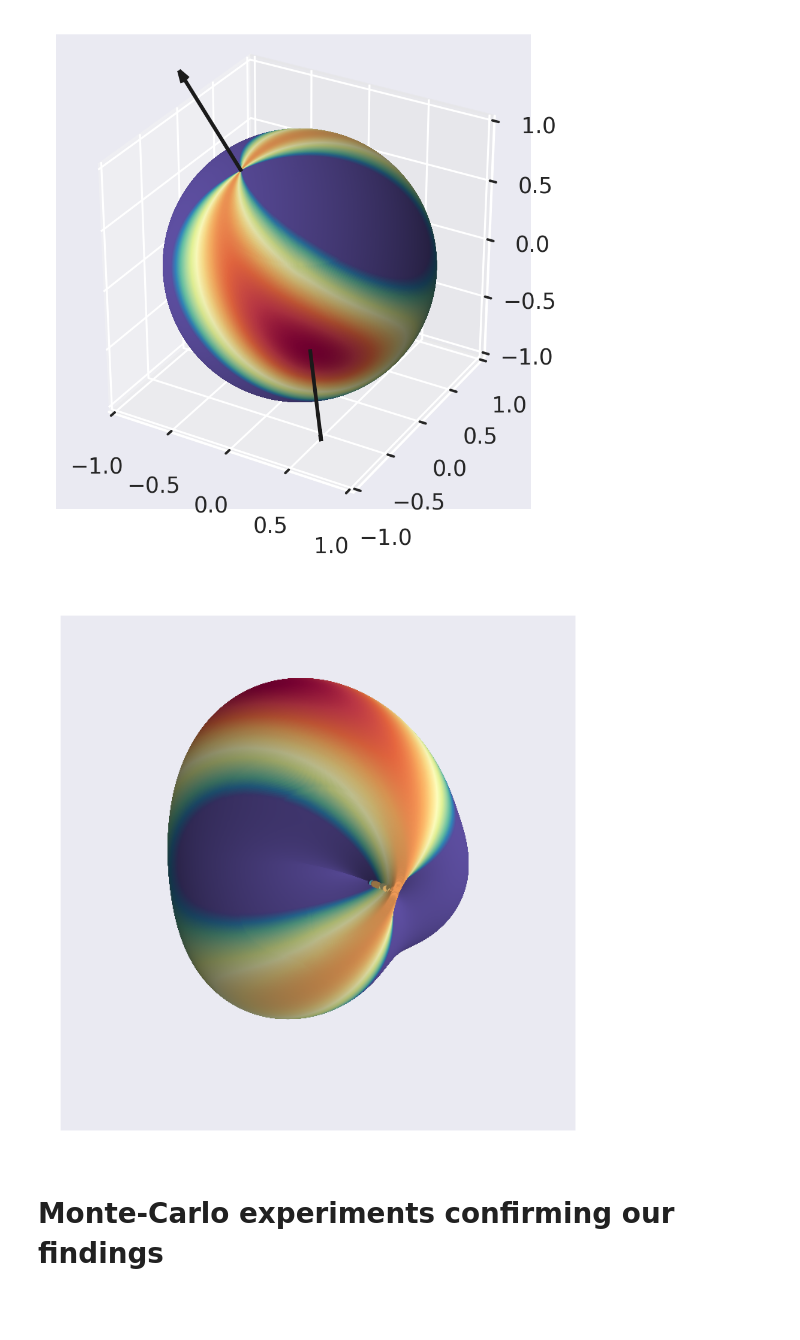
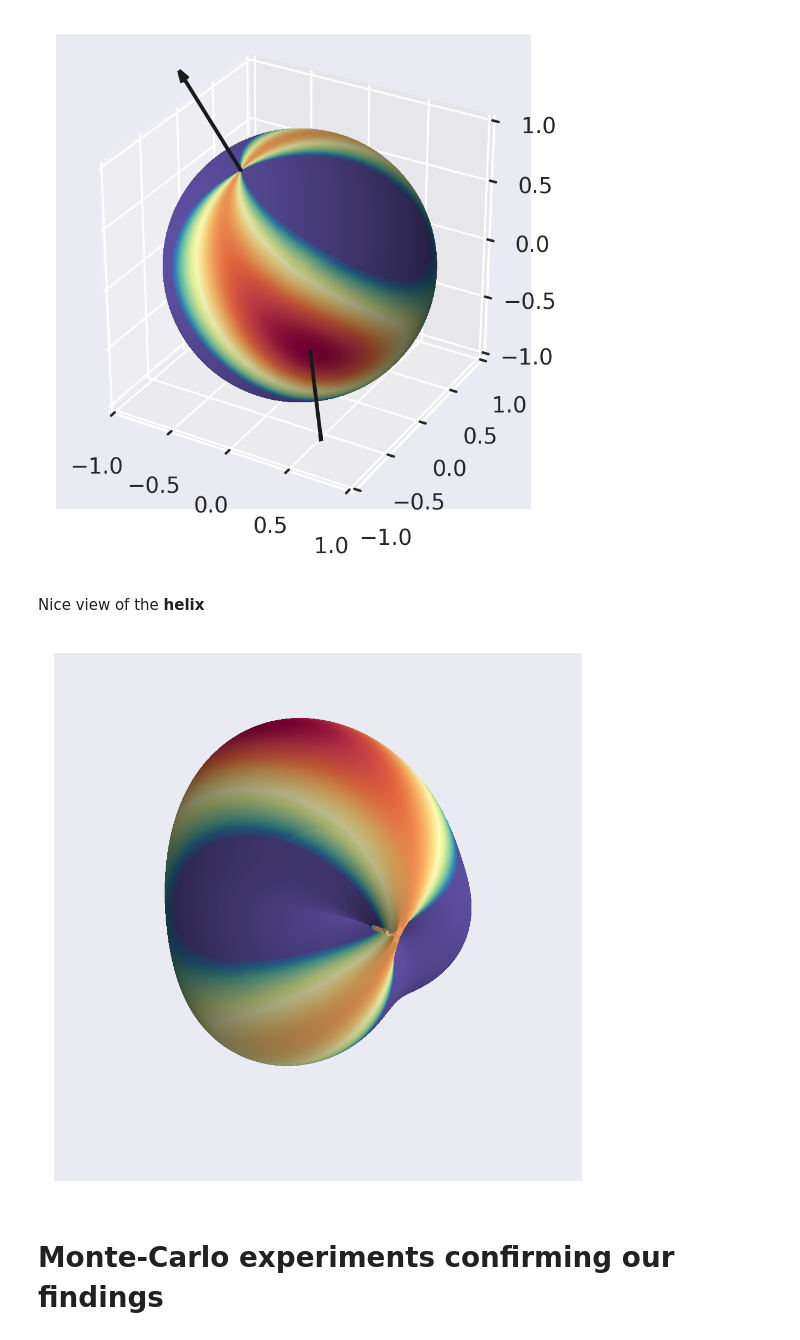
Before and after one commit to ydecastro/tensor-spacing, a Jupyter notebook: spacing_tensors.ipynb, the cells around one changed output. Saved outputs shown, nothing was run; the diff lists cells and outputs as text; code cells hidden in the pictures; blank space fills up the shorter version.

```diff
--- a/spacing_tensors.ipynb
+++ b/spacing_tensors.ipynb
@@ -413,26 +655,45 @@ plt.tight_layout()
 plt.show()
 # %% [output]
 [figure]
+# %% [markdown]
+Nice view of the **helix**
 # %%
-#Set colours and render
-fig = plt.figure(figsize = (3, 3))
+# Create a 3D plot
+fig = plt.figure(figsize=(4, 4))
+ax = fig.add_subplot(111, projection='3d')
 
-ax = fig.add_subplot(111, projection='3d')
+# Set the style, context, and style for the plot
 sb.set_theme()
 sb.set_context("poster")
 sb.set_style("white")
-ax.plot_surface((1+0.3*val2/lambda_2)*x, (1+0.3*val2/lambda_2)*y, (1+0.3*val2/lambda_2)*z,  rstride=1, cstride=1, facecolors=cm.Spectral_r(fcolors))
-ax.set_xlim([-1,1])
-ax.set_ylim([-1,1])
-ax.set_zlim([-1,1])
+
+# Plot the surface with modified colors
+ax.plot_surface(
+    (1 + 0.3 * val2 / lambda_2) * x,
+    (1 + 0.3 * val2 / lambda_2) * y,
+    (1 + 0.3 * val2 / lambda_2) * z,
+    rstride=1,
+    cstride=1,
+    facecolors=cm.Spectral_r(fcolors)
+)
+
+# Set axis limits and aspect ratio
+ax.set_xlim([-1, 1])
+ax.set_ylim([-1, 1])
+ax.set_zlim([-1, 1])
 ax.set_aspect("equal")
-ax.set_aspect("equal")
-ax.view_init(115,110)
+
+# Set the view angle of the plot
+ax.view_init(115, 110)
+
+# Turn off axis labels and ticks
 plt.axis('off')
+
+# Adjust the layout and display the plot
 plt.tight_layout()
 plt.show()
 # %% [output]
-[figure, old version]
+[figure, new version]
 # %% [markdown]
 # Monte-Carlo experiments confirming our findings
 # %%
```
Also changed, not shown: parts of 33 cells of this notebook.
